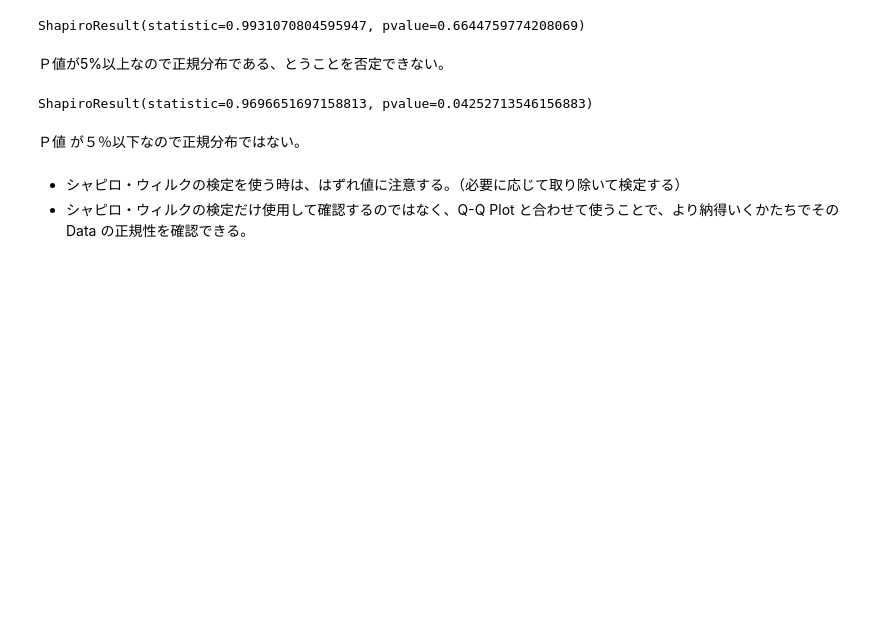
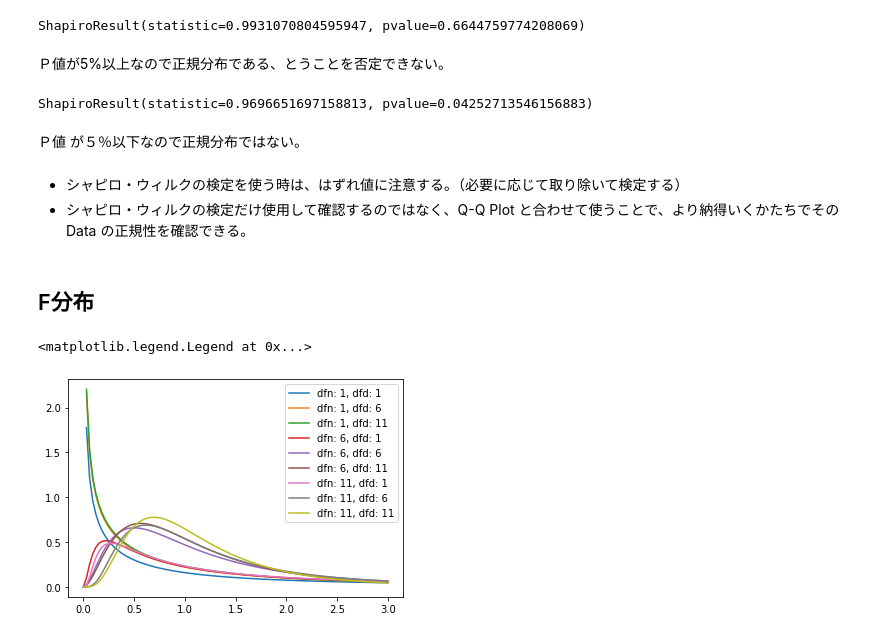
Before and after one commit to 1024xx4/statistics_udemy, a Jupyter notebook: norm_and_homo_test.ipynb, the cells around one changed output. Drawn from its saved outputs; the diff is of its cells as text; code cells hidden in the pictures; blank space fills up the shorter version.

Commit message:
Practice: Python で F分布をやってみる#17
# F分布
stat.f(dfn, dfd)
  - dfn: 分子の自由度
  - dfd: 分母の自由度

# F分布の描画
stats.f.(dfn, dfd).pdf(x)

```diff
--- a/norm_and_homo_test.ipynb
+++ b/norm_and_homo_test.ipynb
@@ -69,3 +69,16 @@ ShapiroResult(statistic=0.9696651697158813, pvalue=0.04252713546156883)
 # %% [markdown]
 - シャピロ・ウィルクの検定を使う時は、はずれ値に注意する。（必要に応じて取り除いて検定する）
 - シャピロ・ウィルクの検定だけ使用して確認するのではなく、Q-Q Plot と合わせて使うことで、より納得いくかたちでその Data の正規性を確認できる。
+# %% [markdown]
+## F分布
+# %%
+x = np.linspace(0, 3, 100)
+for dfn in range(1, 12, 5):
+    for dfd in range(1, 12, 5):
+        y = stats.f.pdf(x, dfn=dfn, dfd=dfd)
+        plt.plot(x, y, label=f'dfn: {dfn}, dfd: {dfd}')
+
+plt.legend()
+# %% [output]
+<matplotlib.legend.Legend at 0x...>
+[figure, added]
```
Also changed, not shown: parts of 2 cells of this notebook.
